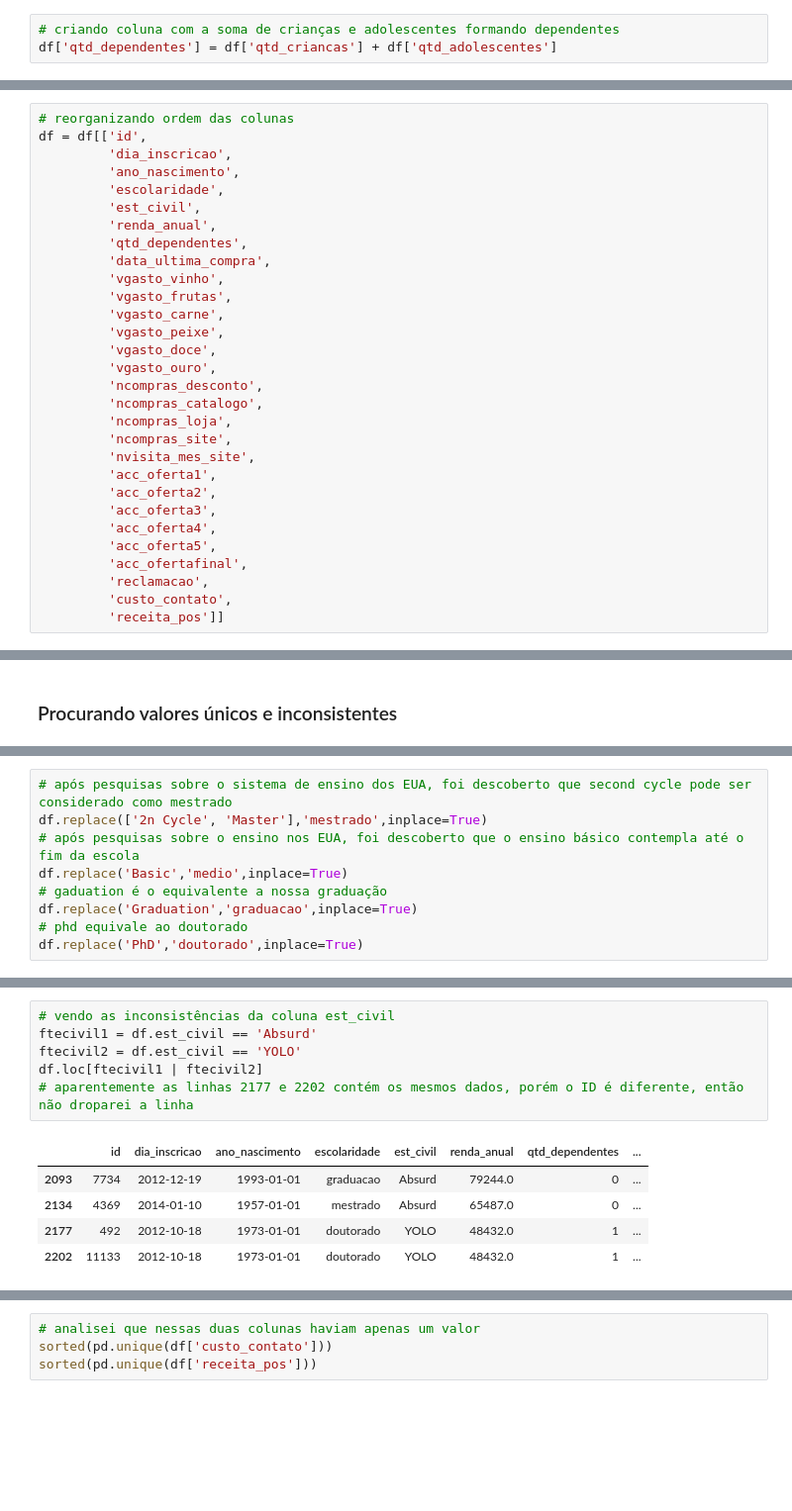
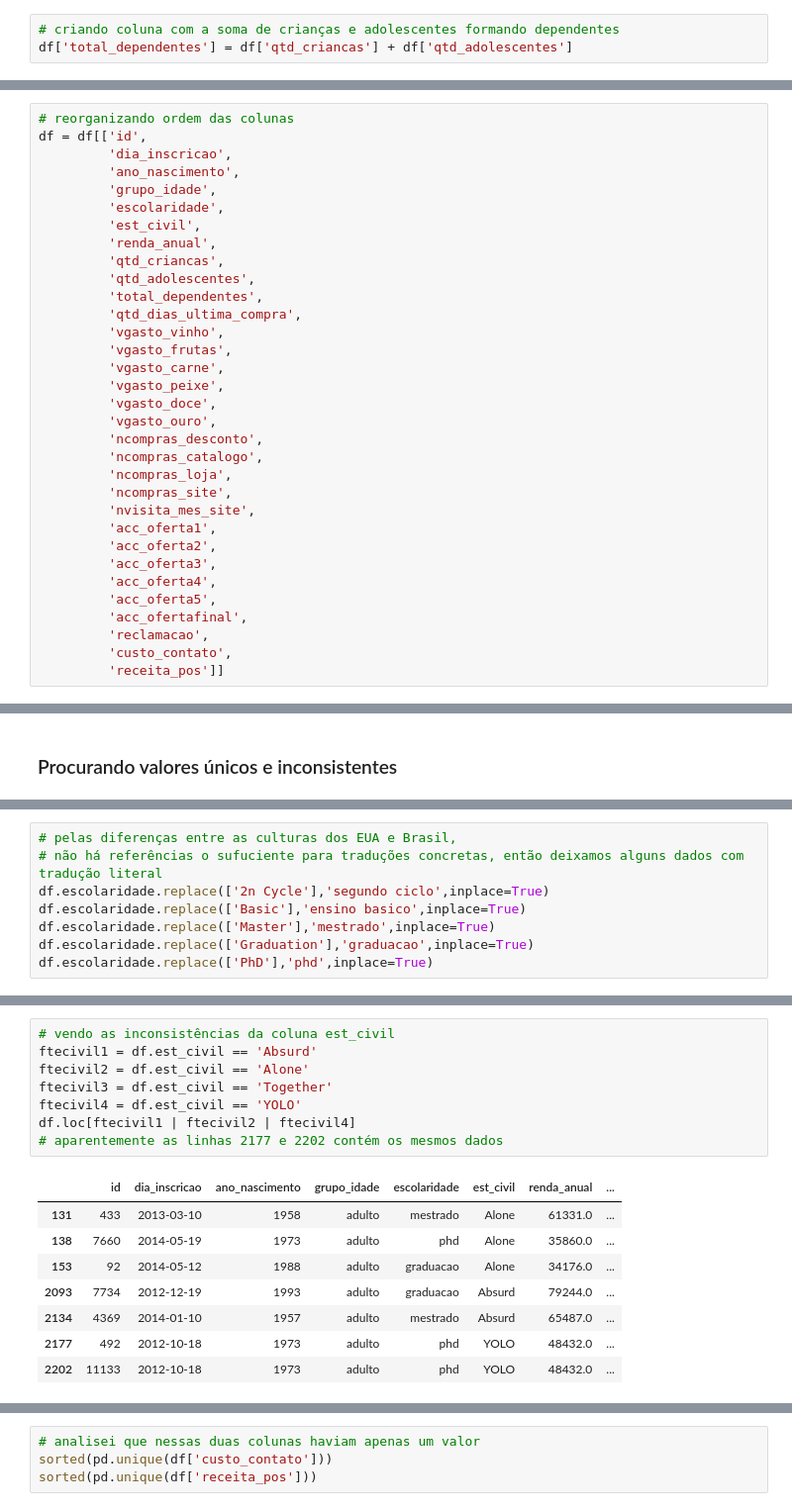
Before and after one commit to giobritos/soul_code_python, a Jupyter notebook: Atividade PANDAS - Giovana de Brito Silva.ipynb, the cells around one changed output, grey strips where cells are left out. Shown at 99% size. Cells and saved outputs as stored; diff of their text form; blank space fills up the shorter version.

```diff
--- a/Atividade PANDAS - Giovana de Brito Silva.ipynb
+++ b/Atividade PANDAS - Giovana de Brito Silva.ipynb
@@ -140,4 +140,4 @@ df.rename(columns={
     }, inplace=True)
 # %%
 # criando coluna com a soma de crianças e adolescentes formando dependentes
-df['qtd_dependentes'] = df['qtd_criancas'] + df['qtd_adolescentes']
+df['total_dependentes'] = df['qtd_criancas'] + df['qtd_adolescentes']
@@ -146,11 +166,14 @@ df['qtd_dependentes'] = df['qtd_criancas'] + df['qtd_adolescentes']
 df = df[['id',
          'dia_inscricao',
          'ano_nascimento',
+         'grupo_idade',
          'escolaridade',
          'est_civil',
          'renda_anual',
-         'qtd_dependentes',
-         'data_ultima_compra',
+         'qtd_criancas',
+         'qtd_adolescentes',
+         'total_dependentes',
+         'qtd_dias_ultima_compra',
          'vgasto_vinho',
          'vgasto_frutas',
          'vgasto_carne',
@@ -200,12 +292,3 @@ sorted(pd.unique(df['ano_nascimento']))
 sorted(pd.unique(df['escolaridade']))
 # %% [output]
 ['2n Cycle', 'Basic', 'Graduation', 'Master', 'PhD']
-# %%
-# após pesquisas sobre o sistema de ensino dos EUA, foi descoberto que second cycle pode ser considerado como mestrado
-df.replace(['2n Cycle', 'Master'],'mestrado',inplace=True)
-# após pesquisas sobre o ensino nos EUA, foi descoberto que o ensino básico contempla até o fim da escola
-df.replace('Basic','medio',inplace=True)
-# gaduation é o equivalente a nossa graduação
-df.replace('Graduation','graduacao',inplace=True)
-# phd equivale ao doutorado
-df.replace('PhD','doutorado',inplace=True)
@@ -216,0 +295,8 @@ See the caveats in the documentation: https://pandas.pydata.org/pandas-docs/stab
+# %%
+# pelas diferenças entre as culturas dos EUA e Brasil,
+# não há referências o sufuciente para traduções concretas, então deixamos alguns dados com tradução literal
+df.escolaridade.replace(['2n Cycle'],'segundo ciclo',inplace=True)
+df.escolaridade.replace(['Basic'],'ensino basico',inplace=True)
+df.escolaridade.replace(['Master'],'mestrado',inplace=True)
+df.escolaridade.replace(['Graduation'],'graduacao',inplace=True)
+df.escolaridade.replace(['PhD'],'phd',inplace=True)
@@ -246,12 +351,17 @@ sorted(pd.unique(df['est_civil']))
 # %%
 # vendo as inconsistências da coluna est_civil
 ftecivil1 = df.est_civil == 'Absurd'
-ftecivil2 = df.est_civil == 'YOLO'
-df.loc[ftecivil1 | ftecivil2]
-# aparentemente as linhas 2177 e 2202 contém os mesmos dados, porém o ID é diferente, então não droparei a linha
+ftecivil2 = df.est_civil == 'Alone'
+ftecivil3 = df.est_civil == 'Together'
+ftecivil4 = df.est_civil == 'YOLO'
+df.loc[ftecivil1 | ftecivil2 | ftecivil4]
+# aparentemente as linhas 2177 e 2202 contém os mesmos dados
 # %% [output]
-|  | id | dia_inscricao | ano_nascimento | escolaridade | est_civil | renda_anual | qtd_dependentes | ... |
-| 2093 | 7734 | 2012-12-19 | 1993-01-01 | graduacao | Absurd | 79244.0 | 0 | ... |
-| 2134 | 4369 | 2014-01-10 | 1957-01-01 | mestrado | Absurd | 65487.0 | 0 | ... |
-| 2177 | 492 | 2012-10-18 | 1973-01-01 | doutorado | YOLO | 48432.0 | 1 | ... |
-| 2202 | 11133 | 2012-10-18 | 1973-01-01 | doutorado | YOLO | 48432.0 | 1 | ... |
+|  | id | dia_inscricao | ano_nascimento | grupo_idade | escolaridade | est_civil | renda_anual | ... |
+| 131 | 433 | 2013-03-10 | 1958 | adulto | mestrado | Alone | 61331.0 | ... |
+| 138 | 7660 | 2014-05-19 | 1973 | adulto | phd | Alone | 35860.0 | ... |
+| 153 | 92 | 2014-05-12 | 1988 | adulto | graduacao | Alone | 34176.0 | ... |
+| 2093 | 7734 | 2012-12-19 | 1993 | adulto | graduacao | Absurd | 79244.0 | ... |
+| 2134 | 4369 | 2014-01-10 | 1957 | adulto | mestrado | Absurd | 65487.0 | ... |
+| 2177 | 492 | 2012-10-18 | 1973 | adulto | phd | YOLO | 48432.0 | ... |
+| 2202 | 11133 | 2012-10-18 | 1973 | adulto | phd | YOLO | 48432.0 | ... |
```
Also changed, not shown: parts of 71 cells of this notebook.
